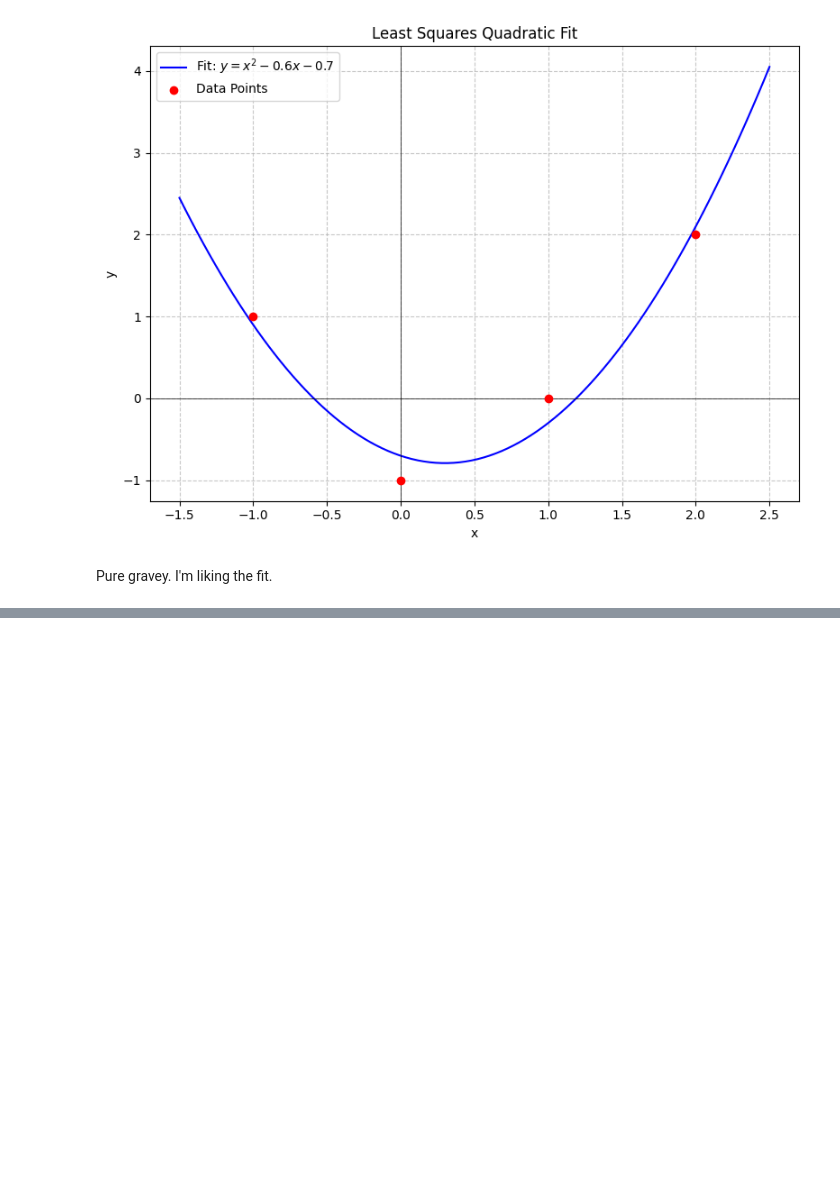
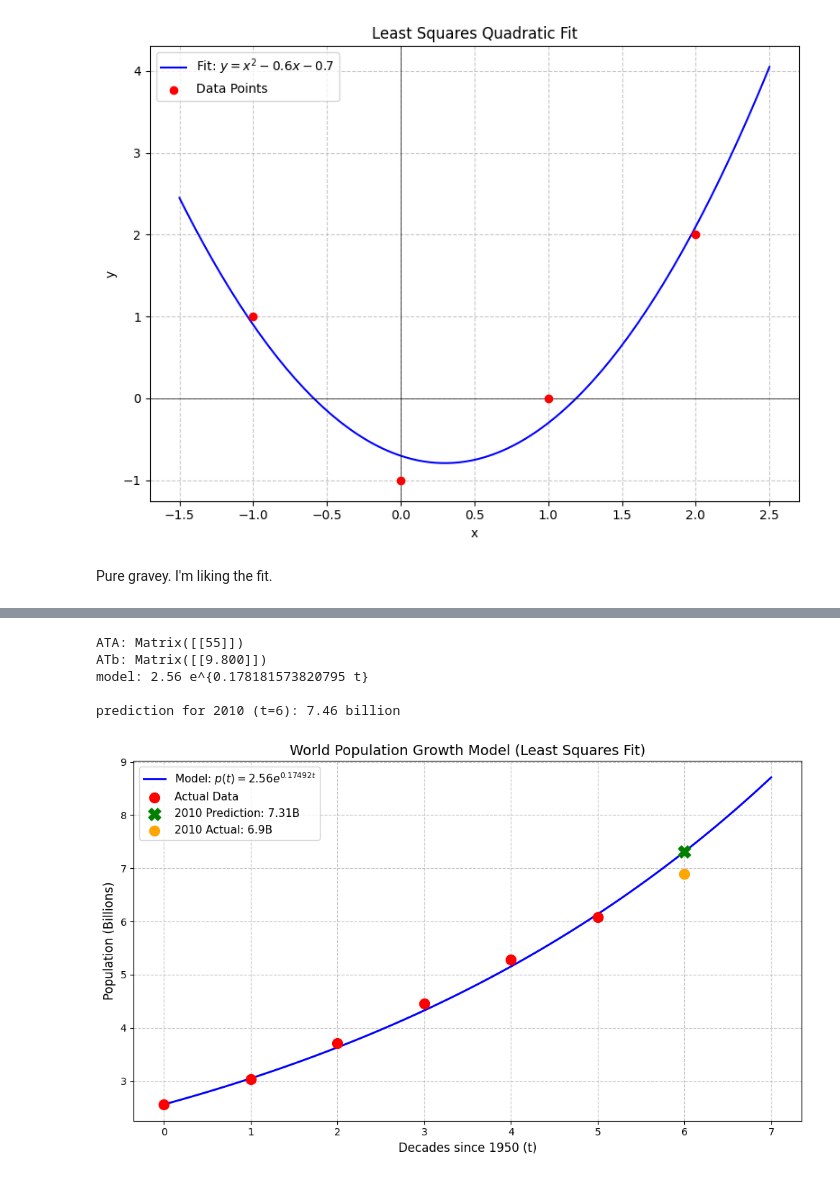
Before and after one commit to MeVsTheVoices/MATH620, a Jupyter notebook: Homeworks/Unit 7/Homework 11/Homework.ipynb, the cells around one changed output, grey strips where cells are left out. Saved outputs shown, nothing was run; the diff lists cells and outputs as text; code cells hidden in the pictures; blank space fills up the shorter version.

Commit message:
Done, predictions shown for Homework 11, exponential graph fits

```diff
--- a/Homeworks/Unit 7/Homework 11/Homework.ipynb
+++ b/Homeworks/Unit 7/Homework 11/Homework.ipynb
@@ -198,0 +229,72 @@ Pure gravey. I'm liking the fit.
+# %%
+from sympy import Matrix, log, symbols, exp, N
+
+A = Matrix([1, 2, 3, 4, 5])
+
+b = Matrix([
+    log(3.04 / 2.56),
+    log(3.71 / 2.56),
+    log(4.46 / 2.56),
+    log(5.28 / 2.56),
+    log(6.08 / 2.56)
+])
+
+ATA = A.T * A
+ATb = A.T * b
+print(f"ATA: {ATA}")
+print(f"ATb: {ATb.evalf(4)}")
+
+k_matrix = ATA.solve(ATb)
+k_value = k_matrix[0]
+
+t = symbols('t')
+model = 2.56 * exp(k_value * t)
+
+p_2010 = model.subs(t, 6)
+print(f"model: {latex(model)}")
+print(f"\nprediction for 2010 (t=6): {p_2010.evalf(3)} billion")
+# %% [output]
+ATA: Matrix([[55]])
+ATb: Matrix([[9.800]])
+model: 2.56 e^{0.178181573820795 t}
+
+prediction for 2010 (t=6): 7.46 billion
+# %%
+import numpy as np
+import matplotlib.pyplot as plt
+
+t_data = np.array([0, 1, 2, 3, 4, 5])
+p_data = np.array([2.56, 3.04, 3.71, 4.46, 5.28, 6.08])
+
+k_optimal = 0.17492
+p0 = 2.56
+
+def model_func(t):
+    return p0 * np.exp(k_optimal * t)
+
+t_smooth = np.linspace(0, 7, 100)
+p_smooth = model_func(t_smooth)
+
+t_2010 = 6
+p_2010_pred = model_func(t_2010)
+p_2010_actual = 6.9
+
+plt.figure(figsize=(10, 6))
+
+plt.plot(t_smooth, p_smooth, label=f'Model: $p(t) = 2.56e^{{{k_optimal}t}}$', color='blue', linewidth=2)
+
+plt.scatter(t_data, p_data, color='red', s=100, zorder=5, label='Actual Data')
+
+plt.scatter(t_2010, p_2010_pred, color='green', marker='X', s=150, zorder=5, label=f'2010 Prediction: {p_2010_pred:.2f}B')
+plt.scatter(t_2010, p_2010_actual, color='orange', marker='o', s=100, zorder=5, label=f'2010 Actual: {p_2010_actual}B')
+
+plt.title('World Population Growth Model (Least Squares Fit)', fontsize=14)
+plt.xlabel('Decades since 1950 (t)', fontsize=12)
+plt.ylabel('Population (Billions)', fontsize=12)
+plt.grid(True, linestyle='--', alpha=0.7)
+plt.legend(fontsize=11)
+
+plt.tight_layout()
+plt.show()
+# %% [output]
+[figure, added]
```
Also changed, not shown: parts of 3 cells of this notebook.
